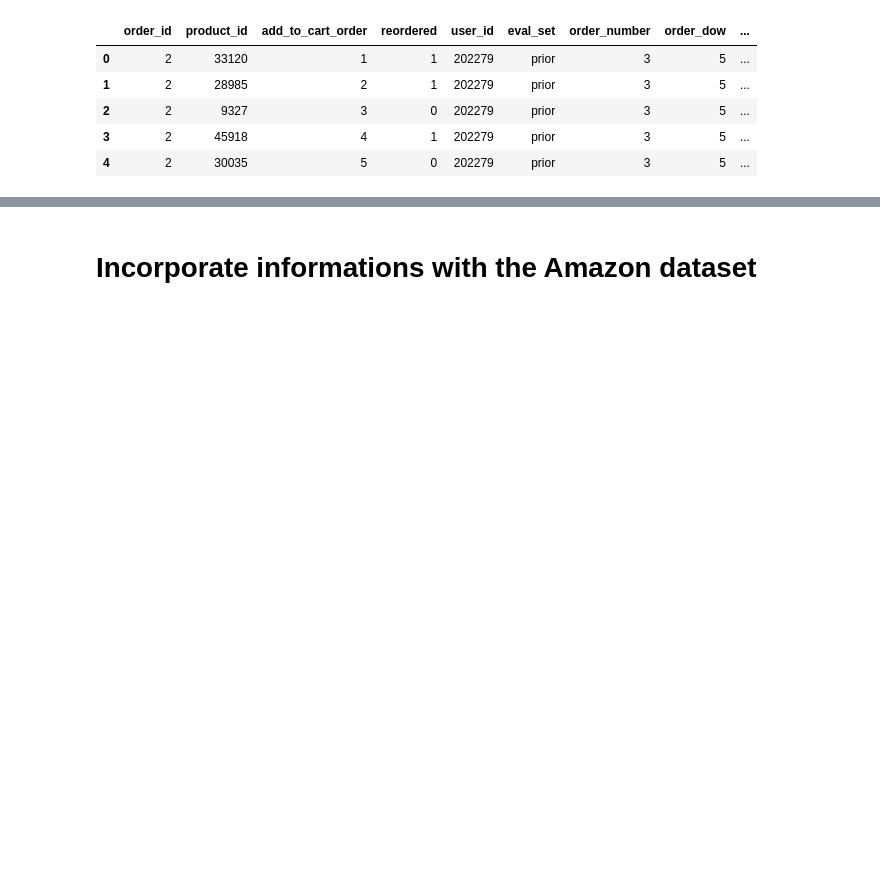
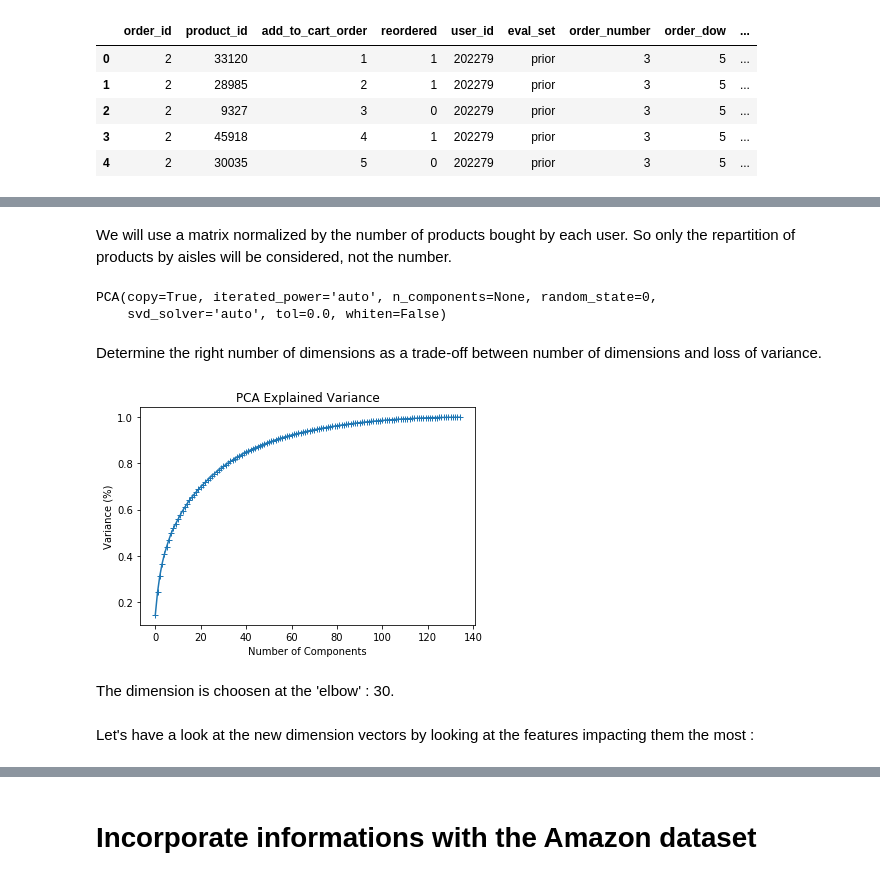
Before and after one commit to auriane81/epfl-ada-ada-2019-project-adax, a Jupyter notebook: main_project.ipynb, the cells around one changed output, grey strips where cells are left out. Saved outputs shown, nothing was run; the diff lists cells and outputs as text; code cells hidden in the pictures; blank space fills up the shorter version.

```diff
--- a/main_project.ipynb
+++ b/main_project.ipynb
@@ -407,0 +415,17 @@ history_users.to_pickle('history_users')
+# %%
+user_matrix = np.array(user_matrix)
+# %% [markdown]
+We will use a matrix normalized by the number of products bought by each user. So only the repartition of products by aisles will be considered, not the number.
+# %%
+row_sums = user_matrix.sum(axis=1) #Normalize on the rows (rows_sum -> 1)
+norm_matrix = user_matrix / row_sums[:, np.newaxis]
+for (i, l) in enumerate(norm_matrix) :
+    if str(l[0])=="nan":
+        for k in range(0, len(norm_matrix[0])):
+            norm_matrix[i][k]=0
+# %%
+pca = PCA(random_state=0)
+pca.fit(norm_matrix)
+# %% [output]
+PCA(copy=True, iterated_power='auto', n_components=None, random_state=0,
+    svd_solver='auto', tol=0.0, whiten=False)
@@ -407,0 +434,14 @@ history_users.to_pickle('history_users')
+# %% [markdown]
+Determine the right number of dimensions as a trade-off between number of dimensions and loss of variance.
+# %%
+#Plotting the Cumulative Summation of the Explained Variance
+plt.figure()
+plt.plot(np.cumsum(pca.explained_variance_ratio_), marker='+')
+plt.xlabel('Number of Components')
+plt.ylabel('Variance (%)') #for each component
+plt.title('PCA Explained Variance')
+plt.show()
+# %% [output]
+[figure, added]
+# %% [markdown]
+The dimension is choosen at the 'elbow' : 30.
@@ -407,0 +451,2 @@ history_users.to_pickle('history_users')
+# %% [markdown]
+Let's have a look at the new dimension vectors by looking at the features impacting them the most :
```
Also changed, not shown: parts of 111 cells of this notebook.
